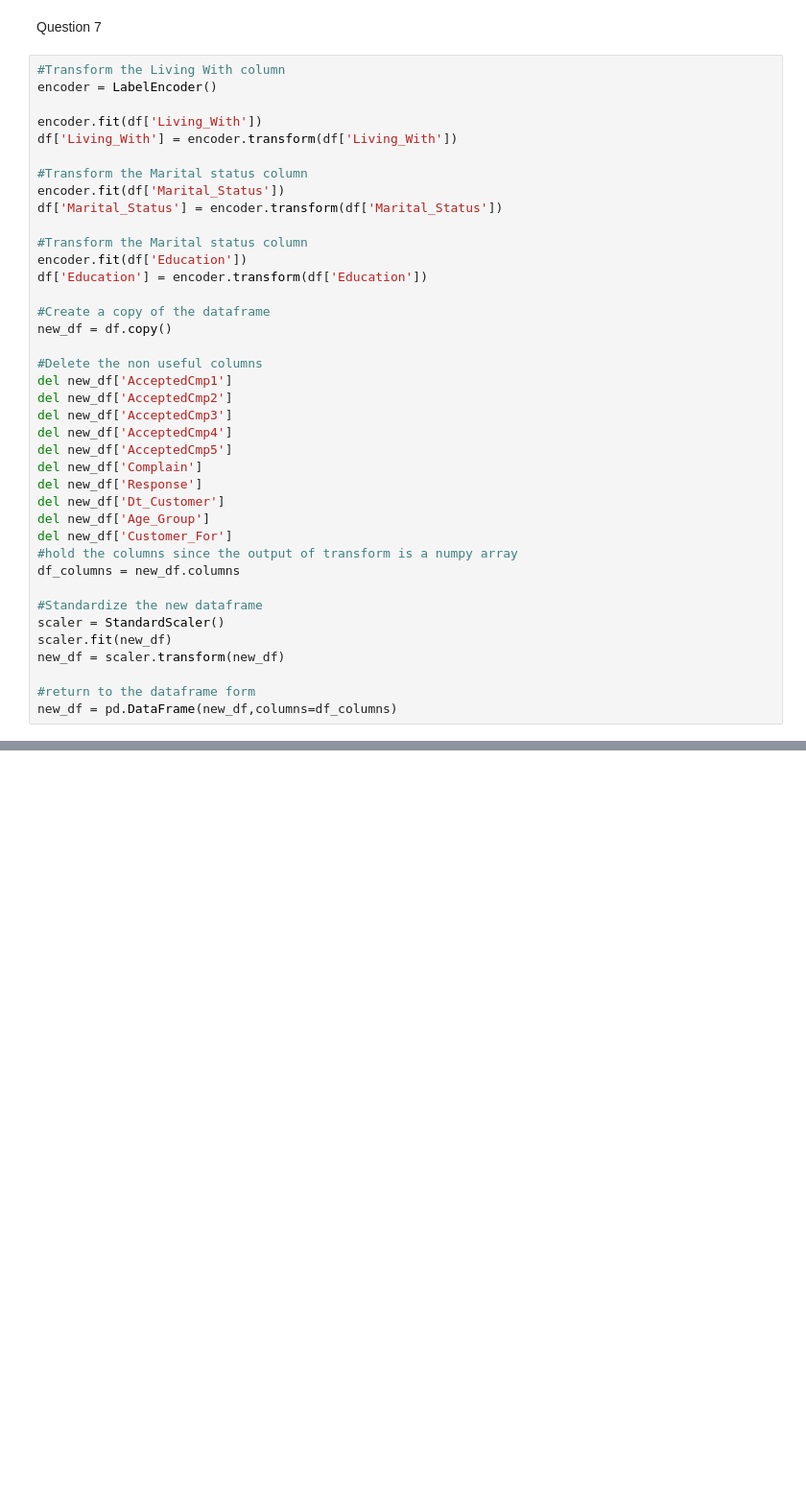
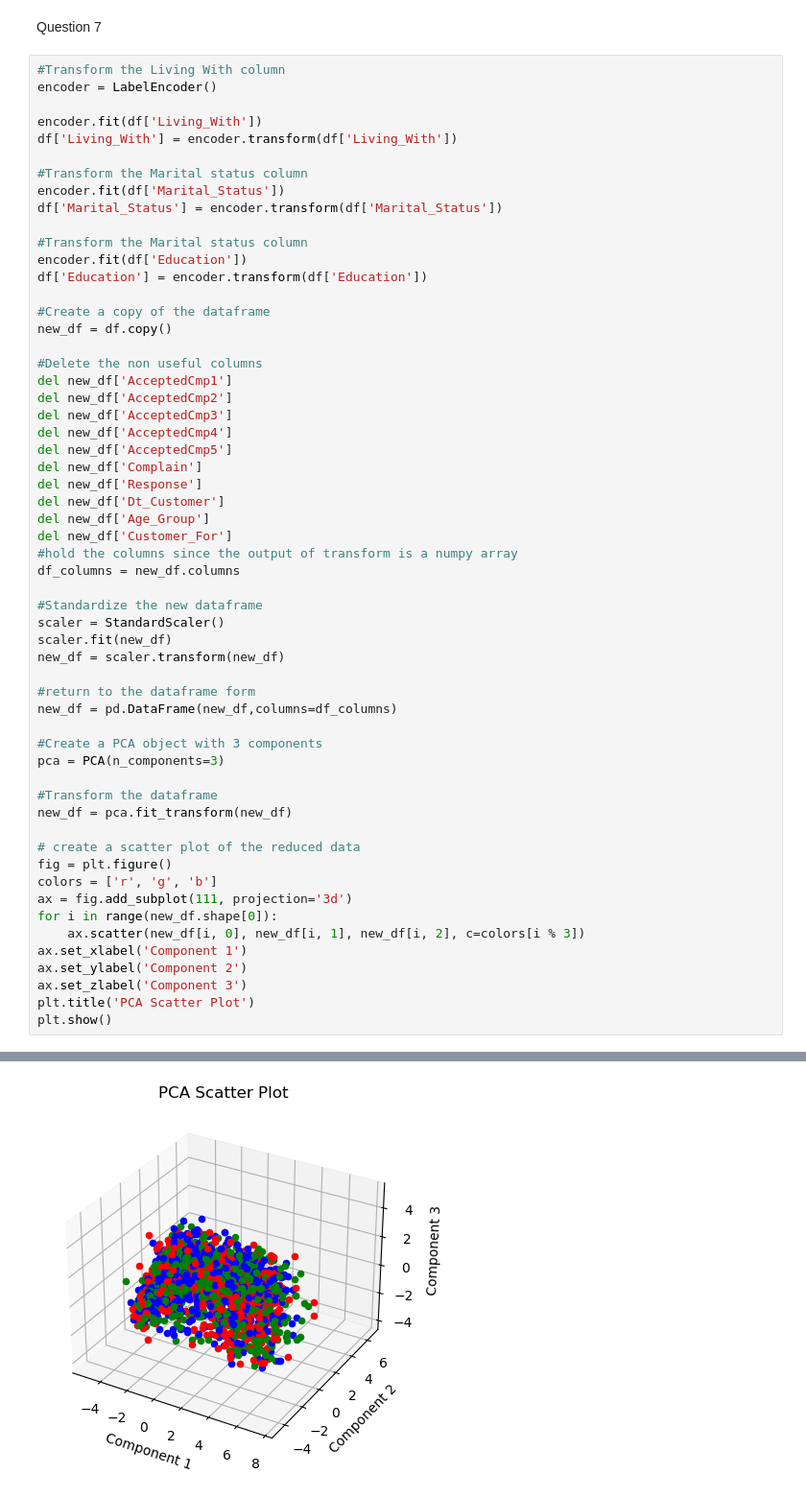
Before and after one commit to natedrake7/Data-Extracting-Methods, a Jupyter notebook: project1.ipynb, the cells around one changed output, grey strips where cells are left out. Shown at 96% size. Cells and saved outputs as stored; diff of their text form; blank space fills up the shorter version.

```diff
--- a/project1.ipynb
+++ b/project1.ipynb
@@ -156,4 +157,22 @@ new_df = scaler.transform(new_df)
 
 #return to the dataframe form
 new_df = pd.DataFrame(new_df,columns=df_columns)
+
+#Create a PCA object with 3 components
+pca = PCA(n_components=3)
+
+#Transform the dataframe
+new_df = pca.fit_transform(new_df)
+
+# create a scatter plot of the reduced data
+fig = plt.figure()
+colors = ['r', 'g', 'b']
+ax = fig.add_subplot(111, projection='3d')
+for i in range(new_df.shape[0]):
+    ax.scatter(new_df[i, 0], new_df[i, 1], new_df[i, 2], c=colors[i % 3])
+ax.set_xlabel('Component 1')
+ax.set_ylabel('Component 2')
+ax.set_zlabel('Component 3')
+plt.title('PCA Scatter Plot')
+plt.show()
 # %% [output]
@@ -160,0 +179 @@ new_df = pd.DataFrame(new_df,columns=df_columns)
+[figure, added]
```
Also changed, not shown: parts of 2 cells of this notebook.
